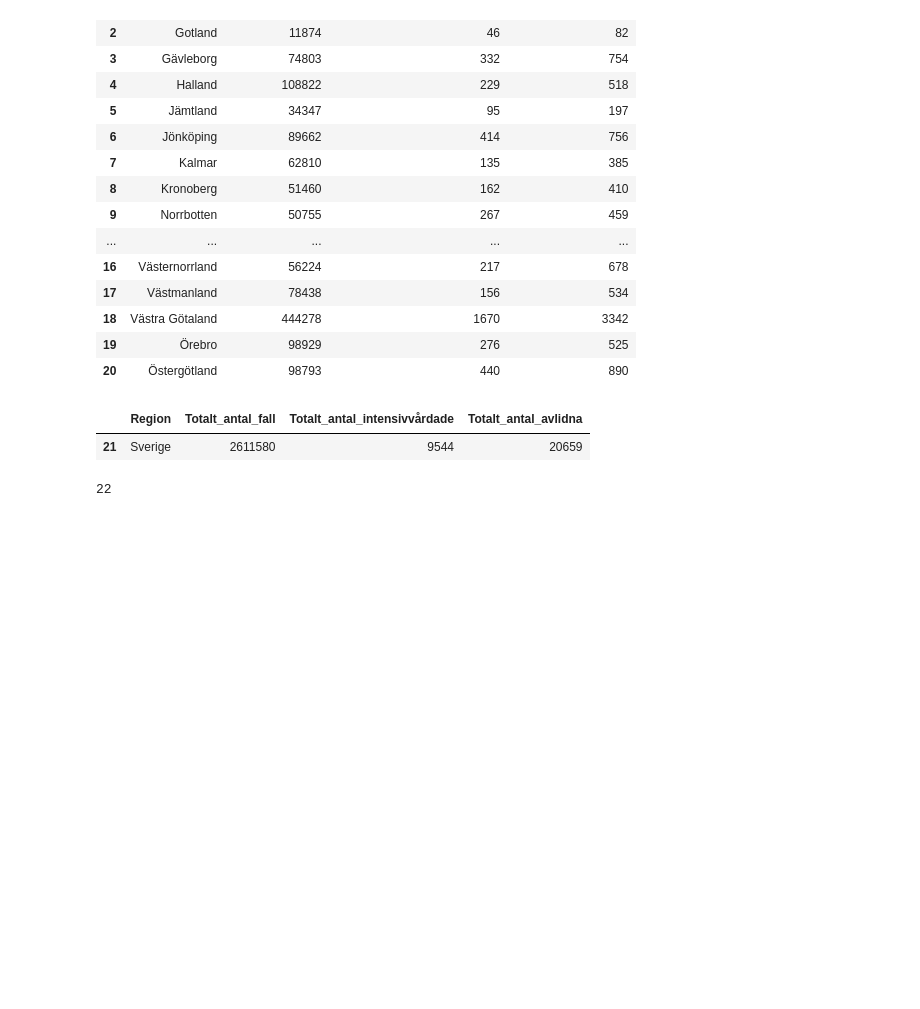
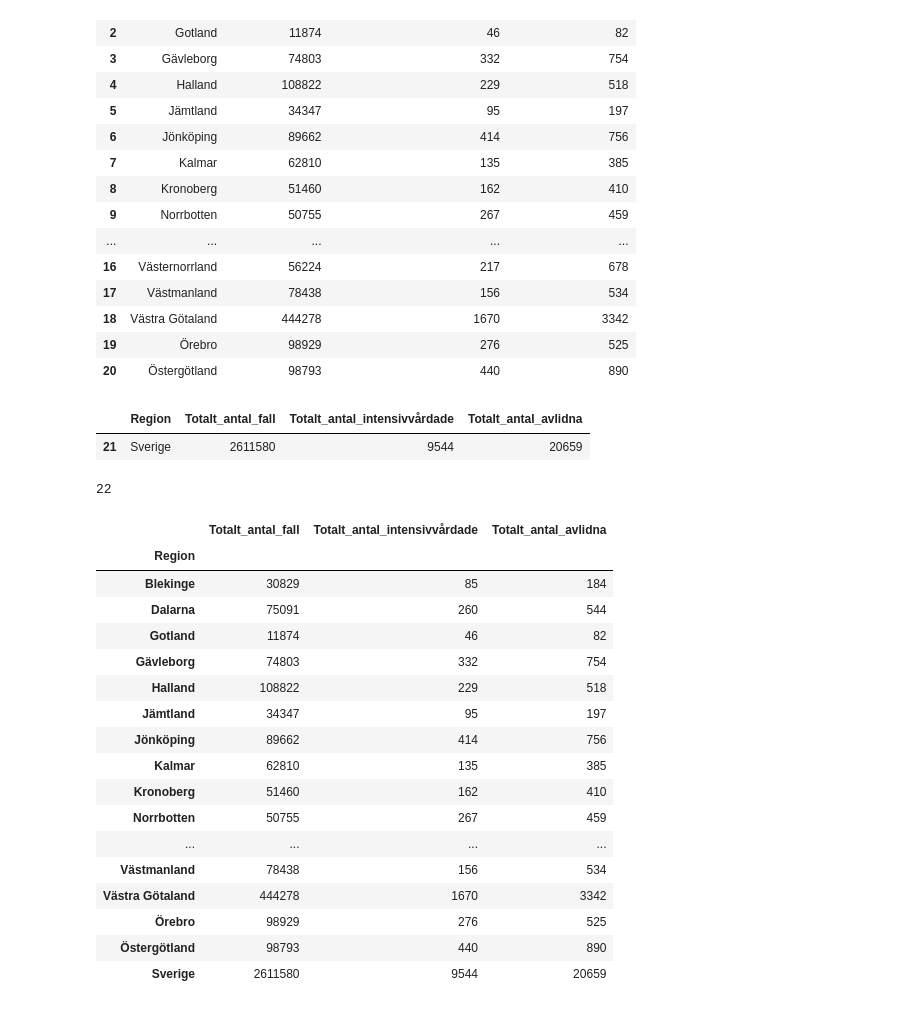
Before and after one commit to Andreas-Svensson/data_processing, a Jupyter notebook: Laboration_Covid19/E3_KPI_Relation_Cases_Vaccinated.ipynb, the cells around one changed output. Saved outputs shown, nothing was run; the diff lists cells and outputs as text; code cells hidden in the pictures; blank space fills up the shorter version.

```diff
--- a/Laboration_Covid19/E3_KPI_Relation_Cases_Vaccinated.ipynb
+++ b/Laboration_Covid19/E3_KPI_Relation_Cases_Vaccinated.ipynb
@@ -109,3 +111,26 @@ df_antal_fall.tail(1)
 len(df_antal_fall["Region"].unique()) # all regions, including sverige, now accounted for
 # %% [output]
 22
+# %%
+# setting region to index
+df_antal_fall.set_index("Region", inplace = True)
+df_antal_fall
+# %% [output]
+|  | Totalt_antal_fall | Totalt_antal_intensivvårdade | Totalt_antal_avlidna |
+| Region |  |  |  |
+| Blekinge | 30829 | 85 | 184 |
+| Dalarna | 75091 | 260 | 544 |
+| Gotland | 11874 | 46 | 82 |
+| Gävleborg | 74803 | 332 | 754 |
+| Halland | 108822 | 229 | 518 |
+| Jämtland | 34347 | 95 | 197 |
+| Jönköping | 89662 | 414 | 756 |
+| Kalmar | 62810 | 135 | 385 |
+| Kronoberg | 51460 | 162 | 410 |
+| Norrbotten | 50755 | 267 | 459 |
+| ... | ... | ... | ... |
+| Västmanland | 78438 | 156 | 534 |
+| Västra Götaland | 444278 | 1670 | 3342 |
+| Örebro | 98929 | 276 | 525 |
+| Östergötland | 98793 | 440 | 890 |
+| Sverige | 2611580 | 9544 | 20659 |
```
Also changed, not shown: parts of 6 cells of this notebook.
